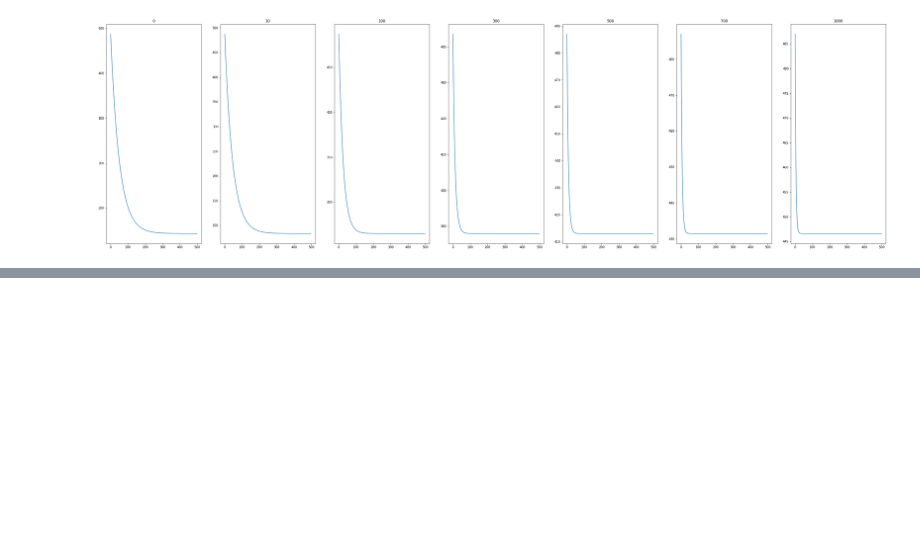
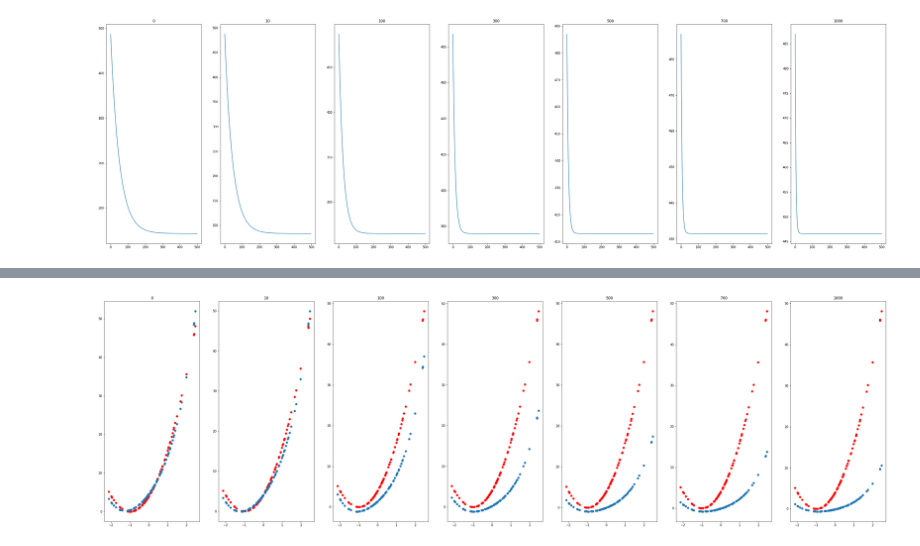
Before and after one commit to SwayamInSync/demystifying_machine_learning, a Jupyter notebook: linear_regression_gradient_descent/notebook.ipynb, the cells around one changed output, grey strips where cells are left out. Cells and saved outputs as stored; diff of their text form; code cells hidden in the pictures; blank space fills up the shorter version.

```diff
--- a/linear_regression_gradient_descent/notebook.ipynb
+++ b/linear_regression_gradient_descent/notebook.ipynb
@@ -350,0 +393,16 @@ for l, info in enumerate(models.items()):
+# %%
+lambdas = [0,10,100,300,500,700,1000]
+fig, ax = plt.subplots(1,len(lambdas), figsize=(45,13))
+models = {}
+for l in range(len(lambdas)):
+    m = x_.shape[0]
+    model4 = LinearRegression()
+    model4.fit(x=x_, y=y_, learning_rate=0.01,lambda_=lambdas[l],epochs=500)
+    preds = model4.predict(x_)
+    preds = preds.reshape(-1)
+    models[lambdas[l]] = model4.cost_history
+    ax[l].scatter(x=X4, y=y_, color="red")
+    ax[l].scatter(X4,preds)
+    ax[l].set_title(lambdas[l])
+# %% [output]
+[figure, added]
```
Also changed, not shown: parts of 14 cells of this notebook.
